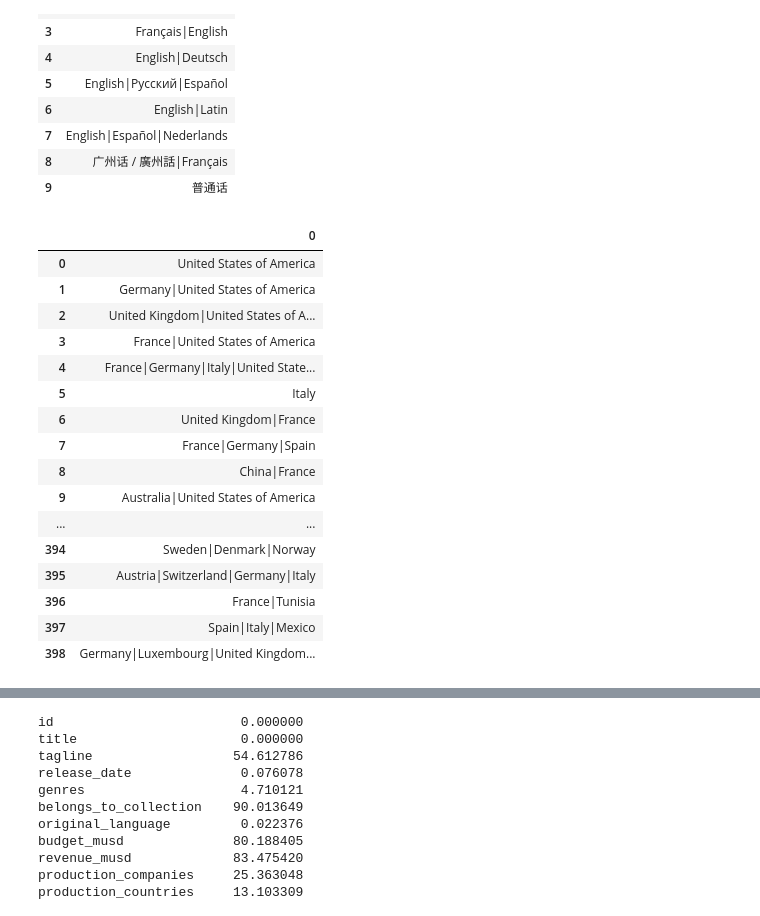
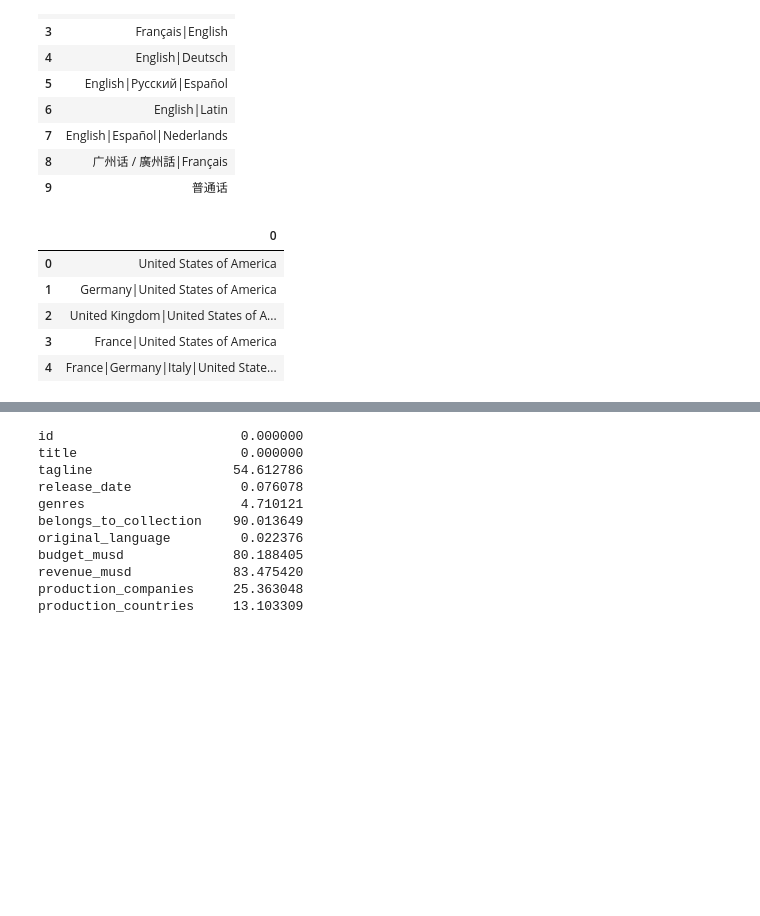
Before and after one commit to julien-data-analyst/Application_web_film, a Jupyter notebook: code/explo.ipynb, the cells around one changed output, grey strips where cells are left out. Drawn from its saved outputs; the diff is of its cells as text; code cells hidden in the pictures; blank space fills up the shorter version.

```diff
--- a/code/explo.ipynb
+++ b/code/explo.ipynb
@@ -124,25 +124,14 @@ see_unique_values("spoken_languages", dataset)[0:10]
 | 8 | 广州话 / 廣州話|Français |
 | 9 | 普通话 |
 # %%
-see_unique_values("production_countries", dataset)
+see_unique_values("production_countries", dataset)[0:5]
 # %% [output]
 |  | 0 |
 | 0 | United States of America |
 | 1 | Germany|United States of America |
 | 2 | United Kingdom|United States of A... |
 | 3 | France|United States of America |
 | 4 | France|Germany|Italy|United State... |
-| 5 | Italy |
-| 6 | United Kingdom|France |
-| 7 | France|Germany|Spain |
-| 8 | China|France |
-| 9 | Australia|United States of America |
-| ... | ... |
-| 394 | Sweden|Denmark|Norway |
-| 395 | Austria|Switzerland|Germany|Italy |
-| 396 | France|Tunisia |
-| 397 | Spain|Italy|Mexico |
-| 398 | Germany|Luxembourg|United Kingdom... |
 # %%
 dataset.describe()
 # %% [output]
```
Also changed, not shown: parts of 8 cells of this notebook.
